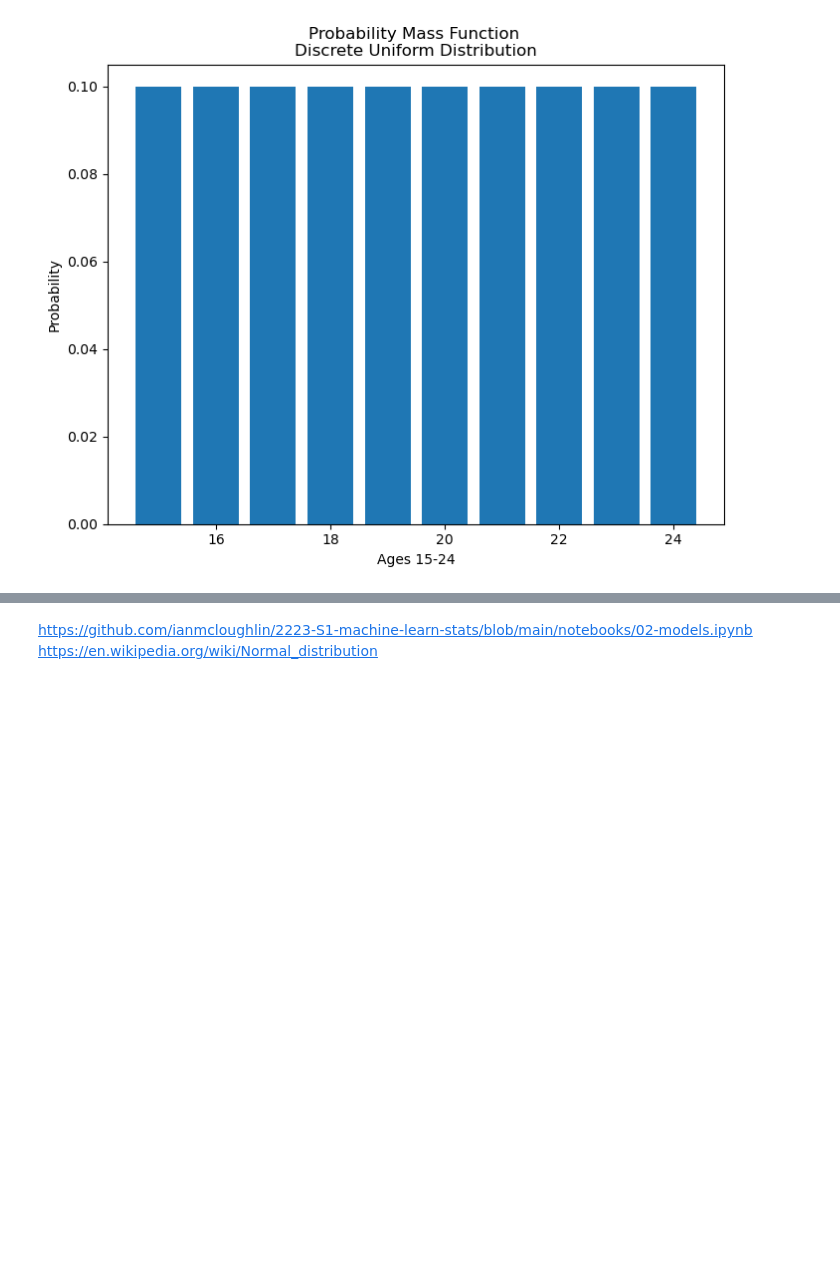
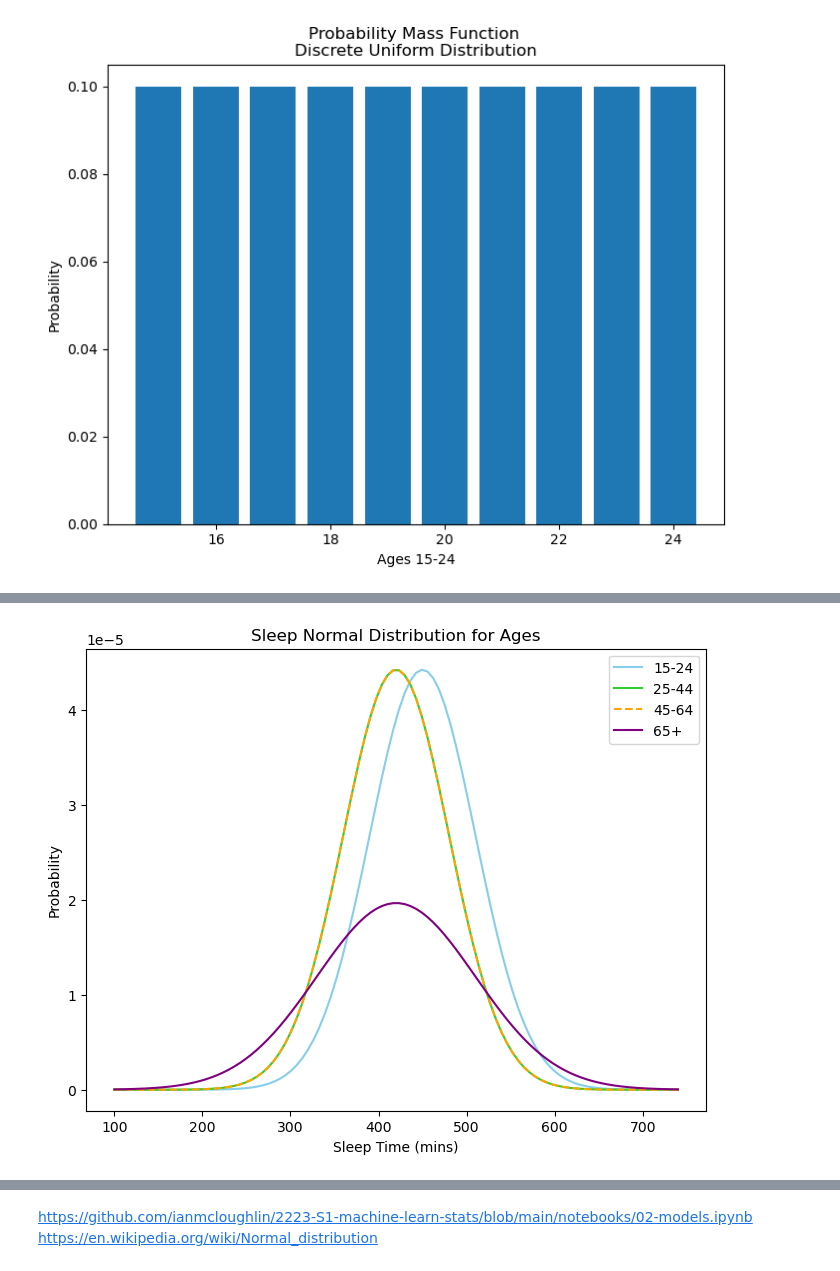
Before and after one commit to ShaneOG2/ProgrammingForDAp1, a Jupyter notebook: Simulation Notebook.ipynb, the cells around one changed output, grey strips where cells are left out. Saved outputs shown, nothing was run; the diff lists cells and outputs as text; code cells hidden in the pictures; blank space fills up the shorter version.

Commit message:
Added distribution plots.

```diff
--- a/Simulation Notebook.ipynb
+++ b/Simulation Notebook.ipynb
@@ -222,3 +222,32 @@ Firstly lets look at the **normal distribution** or **Gaussian distribution**. T
 ![normalDistribution-3.PNG](attachment:normalDistribution-3.PNG)
 
 https://www.scribbr.com/statistics/normal-distribution/
+# %%
+# Plot the normal distrution.
+normpdf = lambda mu, s, x: (1.0 / (2.0 * np.pi * s**2)) * np.exp(-((x - mu)**2)/(2 * s**2))
+
+x = np.linspace(100.0, 740.0, 100)
+
+y1 = normpdf(450, 60, x)
+plt.plot(x, y1, color = "skyblue", label = "15-24")
+
+y2 = normpdf(420, 60, x)
+plt.plot(x, y2, color = "limegreen", label = "25-44")
+
+y3 = normpdf(420, 60, x)
+plt.plot(x, y3, color = "orange", linestyle='dashed', label = "45-64")
+
+y4 = normpdf(420, 90, x)
+plt.plot(x, y4, color = "purple", label = "65+")
+
+plt.legend()
+
+# Set labels and titles
+plt.xlabel("Sleep Time (mins)")
+plt.ylabel("Probability")
+
+plt.title("Sleep Normal Distribution for Ages")
+
+plt.show()
+# %% [output]
+[figure, added]
```
Also changed, not shown: parts of 4 cells of this notebook.
